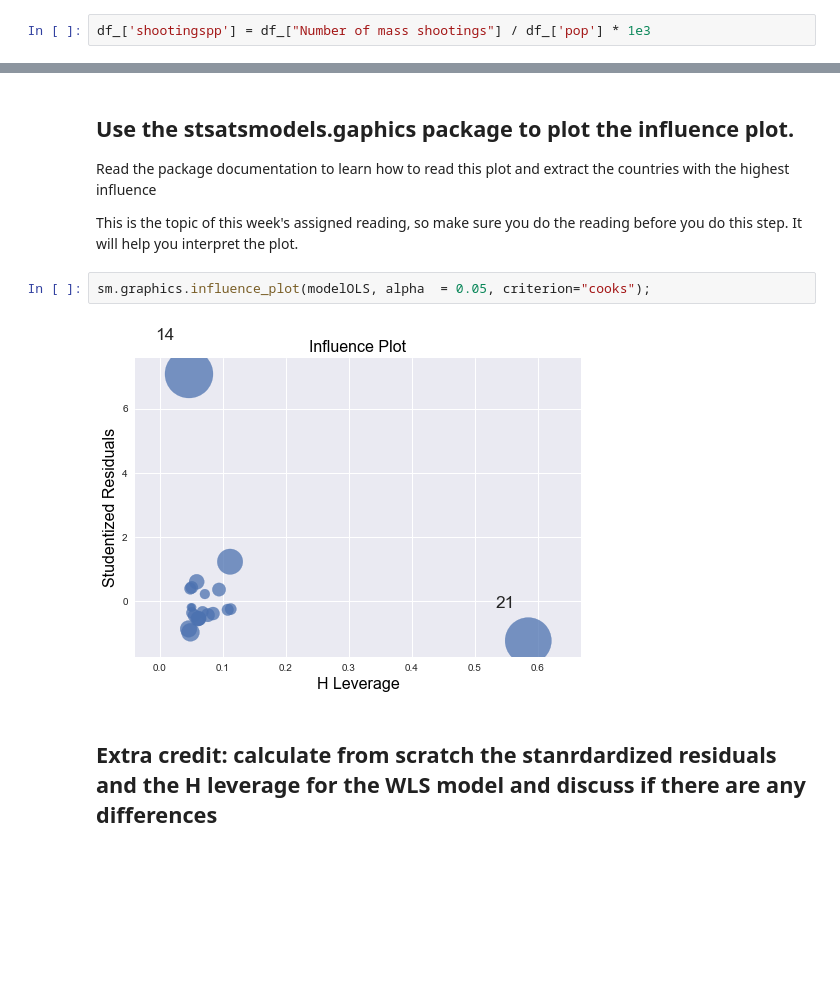
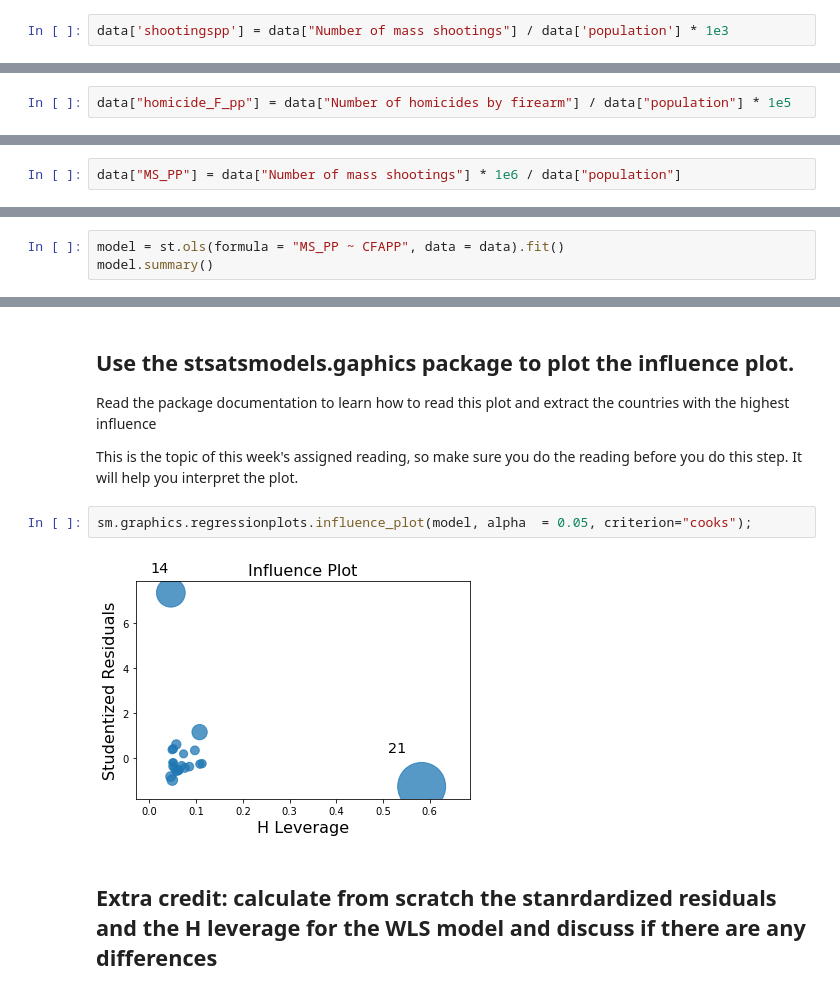
Before and after one commit to yixuantang/PUI2017_yt1369, a Jupyter notebook: HW5_yt1369/Assignment3_yt1369.ipynb, the cells around one changed output, grey strips where cells are left out. Drawn from its saved outputs; the diff is of its cells as text; blank space fills up the shorter version.

```diff
--- a/HW5_yt1369/Assignment3_yt1369.ipynb
+++ b/HW5_yt1369/Assignment3_yt1369.ipynb
@@ -72,7 +193,9 @@ first without errors, then with errors. are there  points that look like outlier
 # %%
-df_['shootingspp'] = df_["Number of mass shootings"] / df_['pop'] * 1e3
+data['shootingspp'] = data["Number of mass shootings"] / data['population'] * 1e3
 # %% [markdown]
 ## plot the average number of homicide by fire arms per person
 first as a histogram
 
 then against the country GDP, with statistical errors. are there  points that look like outliers?
+# %%
+data["homicide_F_pp"] = data["Number of homicides by firearm"] / data["population"] * 1e5
@@ -118,3 +315,5 @@ Use the seaborn python package built in regression function  to plot the regress
 
 import seaborn  as sns
 sns.regplot(x="x", y="y", data=df);
+# %%
+data["MS_PP"] = data["Number of mass shootings"] * 1e6 / data["population"]
@@ -120,0 +330,3 @@ sns.regplot(x="x", y="y", data=df);
+# %%
+model = st.ols(formula = "MS_PP ~ CFAPP", data = data).fit()
+model.summary()
@@ -197,9 +466,9 @@ Read the package documentation to learn how to read this plot and extract the co
 
 This is the topic of this week's assigned reading, so make sure you do the reading before you do this step. It will help you interpret the plot.
 # %%
-sm.graphics.influence_plot(modelOLS, alpha  = 0.05, criterion="cooks");
+sm.graphics.regressionplots.influence_plot(model, alpha  = 0.05, criterion="cooks");
 # %% [output]
-[figure, old version]
+[figure, new version]
 # %% [markdown]
 ## Extra credit: calculate from scratch the stanrdardized residuals and the H leverage for the WLS model and discuss if there are any differences
 # %% [markdown]
```
Also changed, not shown: parts of 26 cells of this notebook, 10 other files.
